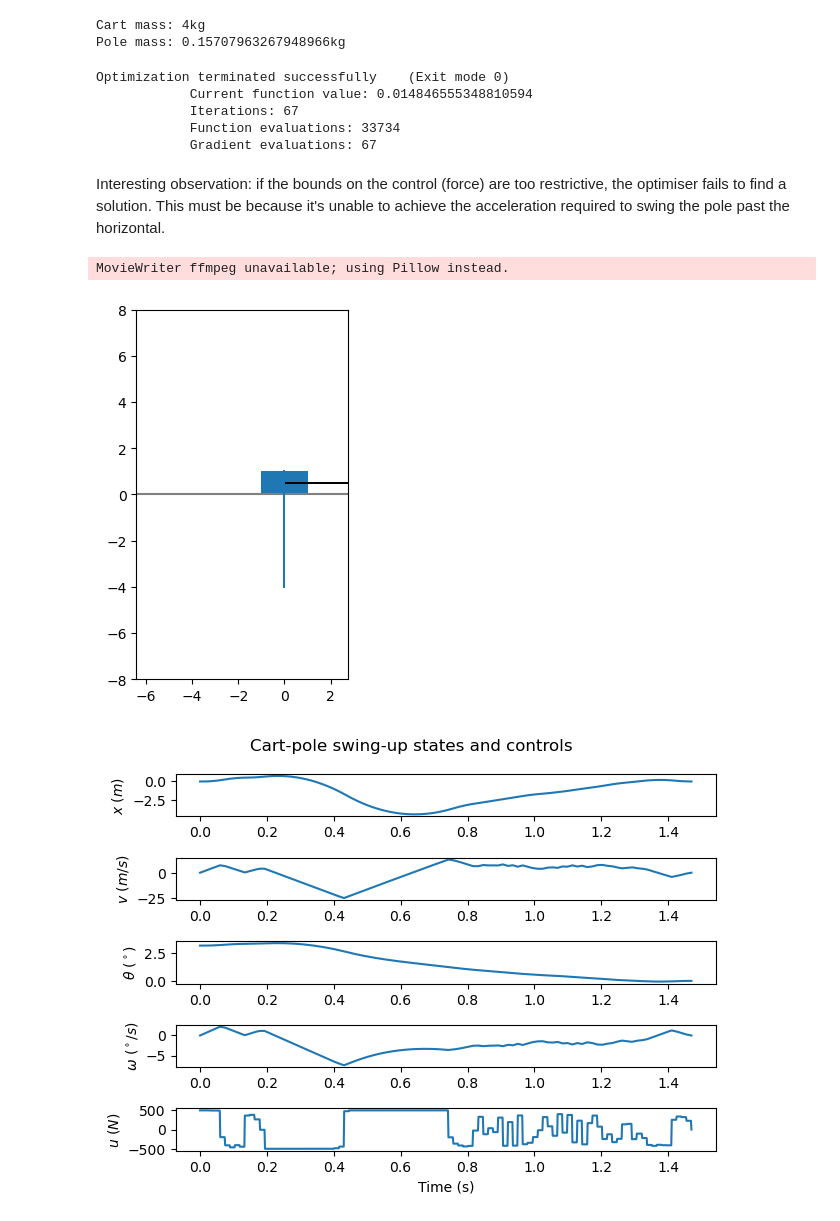
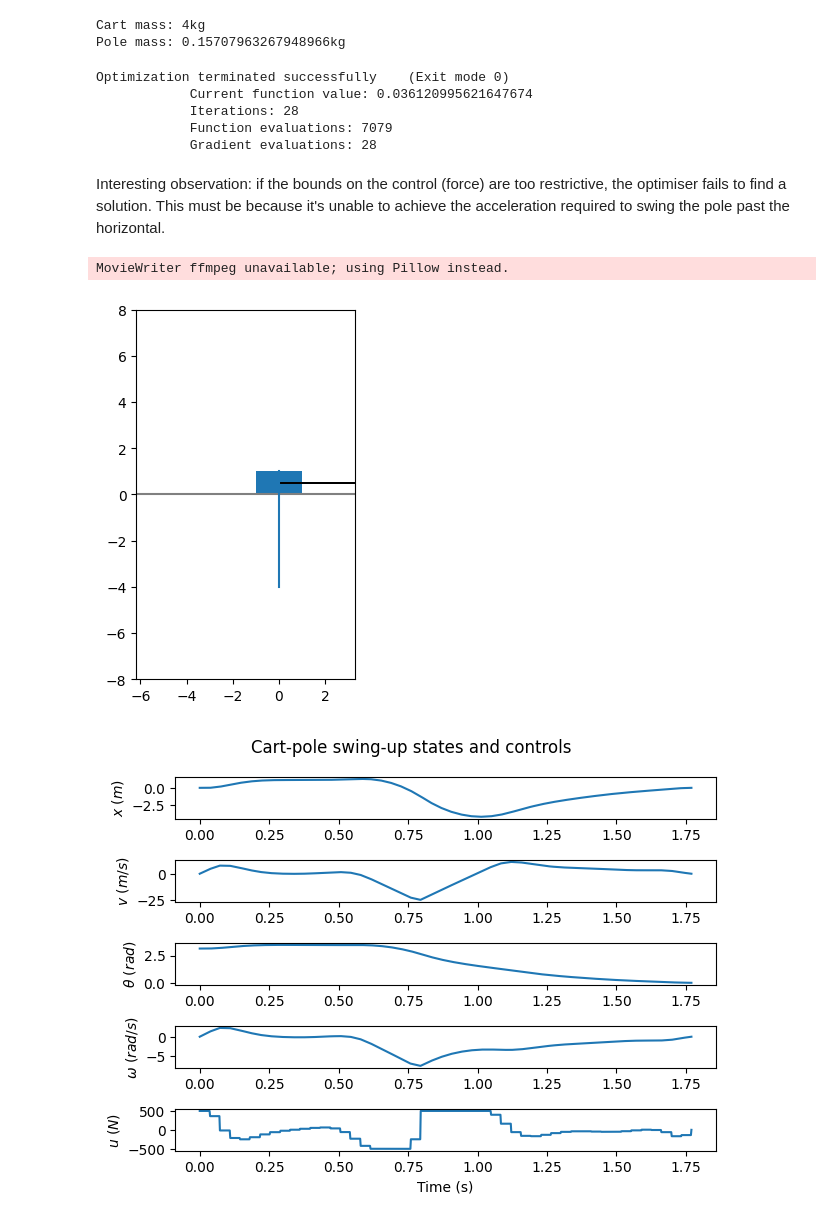
Before and after one commit to aauricchio/cart-pole-collocation, a Jupyter notebook: cart_pole_control.ipynb, the cells around one changed output. Drawn from its saved outputs; the diff is of its cells as text; code cells hidden in the pictures.

```diff
--- a/cart_pole_control.ipynb
+++ b/cart_pole_control.ipynb
@@ -163,14 +163,14 @@ def min_time_obj(x, num_pts):
 #    return np.square(states - final_state).sum() - dt
 
 # Returning num_pts unchanged here, just because it makes the downstream code easier.
-res, num_pts = solve_cart_pole(min_time_obj, 150)
+res, num_pts = solve_cart_pole(min_time_obj, 50)
 # res, num_pts = solve_cart_pole(min_error_obj, 20)
 # %% [output]
 Optimization terminated successfully    (Exit mode 0)
-            Current function value: 0.014846555348810594
-            Iterations: 67
-            Function evaluations: 33734
-            Gradient evaluations: 67
+            Current function value: 0.036120995621647674
+            Iterations: 28
+            Function evaluations: 7079
+            Gradient evaluations: 28
 # %% [markdown]
 Interesting observation: if the bounds on the control (force) are too restrictive, the optimiser fails to find a solution. This must be because it's unable to achieve the acceleration required to swing the pole past the horizontal.
 # %%
@@ -242,38 +244,38 @@ def animate(xs, thetas, us, save_path='./anim.gif', subsample=1):
 
     if save_path is not None: anim.save(save_path, fps=30)
 
     return anim
 
 num_steps = 1000
 anim_times = np.linspace(0, times[-1], num_steps)
 xs = x_interp(anim_times)
 vs = v_interp(anim_times)
 thetas = theta_interp(anim_times)
 omegas = omega_interp(anim_times)
 us = u_interp(anim_times)
 
-animate(xs, thetas, us, subsample=3)
+animate(xs, thetas, us, subsample=10)
 
 # Create graphs
 fig, axs = plt.subplots(5)
 axs[0].plot(anim_times, xs)
 axs[0].set_ylabel("$x$ ($m$)")
 axs[1].plot(anim_times, vs)
 axs[1].set_ylabel("$v$ ($m/s$)")
 axs[2].plot(anim_times, thetas)
-axs[2].set_ylabel(r"$\theta$ ($^\circ$)")
+axs[2].set_ylabel(r"$\theta$ ($rad$)")
 axs[3].plot(anim_times, omegas)
-axs[3].set_ylabel(r"$\omega$ ($^\circ/s$)")
+axs[3].set_ylabel(r"$\omega$ ($rad/s$)")
 axs[4].plot(anim_times, us)
 axs[4].set_ylabel("$u$ ($N$)")
 axs[4].set_xlabel("Time (s)")
 fig.suptitle("Cart-pole swing-up states and controls")
 fig.tight_layout()
 fig.savefig('./state_and_controls.png')
 # %% [output]
 MovieWriter ffmpeg unavailable; using Pillow instead.
-[figure, old version]
+[figure, new version]
-[figure, old version]
+[figure, new version]
 # %%
 # Re-simulate with derived control inputs
 # Use Scipy RK45 integrator for simulation
```
Also changed, not shown: parts of 8 cells of this notebook, 5 other files.
